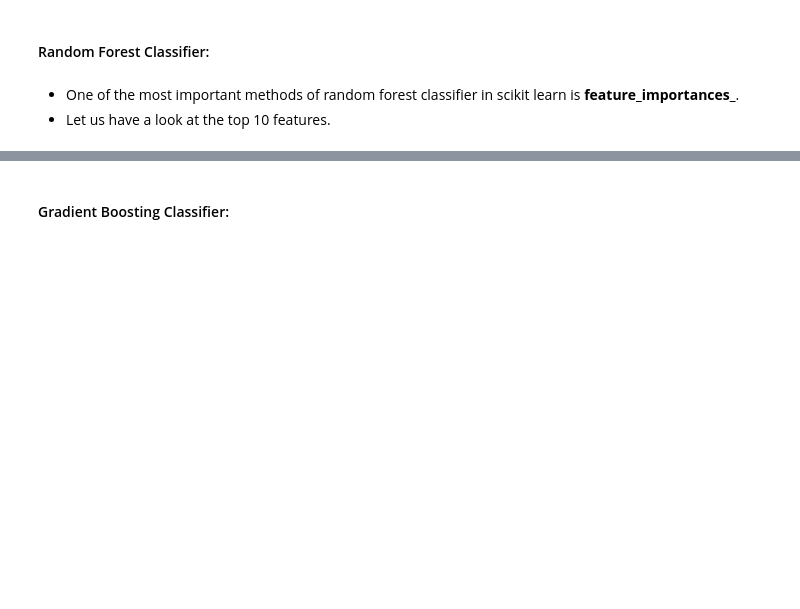
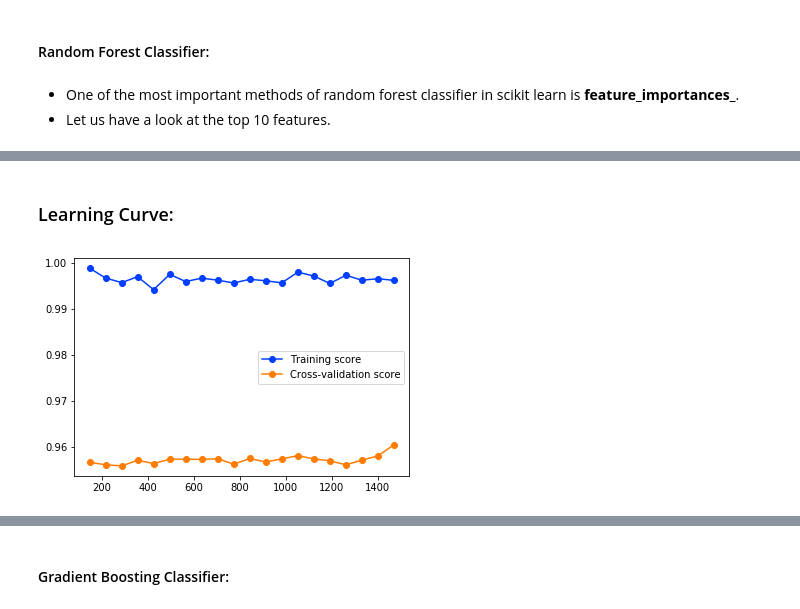
Before and after one commit to chitralputhran/Amazon-Alexa-Reviews-Analysis, a Jupyter notebook: Amazon-Alexa-Reviews.ipynb, the cells around one changed output, grey strips where cells are left out. Saved outputs shown, nothing was run; the diff lists cells and outputs as text; code cells hidden in the pictures; blank space fills up the shorter version.

```diff
--- a/Amazon-Alexa-Reviews.ipynb
+++ b/Amazon-Alexa-Reviews.ipynb
@@ -348,5 +355,19 @@ for element in t1:
 # %%
 y_pred = rf.predict(X_test)
+# %% [markdown]
+### Learning Curve:
+# %%
+from sklearn.model_selection import learning_curve
+train_sizes, train_scores, test_scores = learning_curve(RandomForestClassifier(), X_train, y_train, scoring='f1', train_sizes=np.linspace(0.1, 1.0, 20), cv = 3)
+
+train_scores = np.mean(train_scores, axis = 1)
+test_scores = np.mean(test_scores, axis = 1)
+
+plt.plot(train_sizes, train_scores, 'o-', label="Training score")
+plt.plot(train_sizes, test_scores, 'o-', label="Cross-validation score")
+plt.legend();
+# %% [output]
+[figure, added]
 # %%
 from sklearn.metrics import accuracy_score, precision_score, recall_score, confusion_matrix, f1_score
 # %%
```
Also changed, not shown: parts of 18 cells of this notebook.
